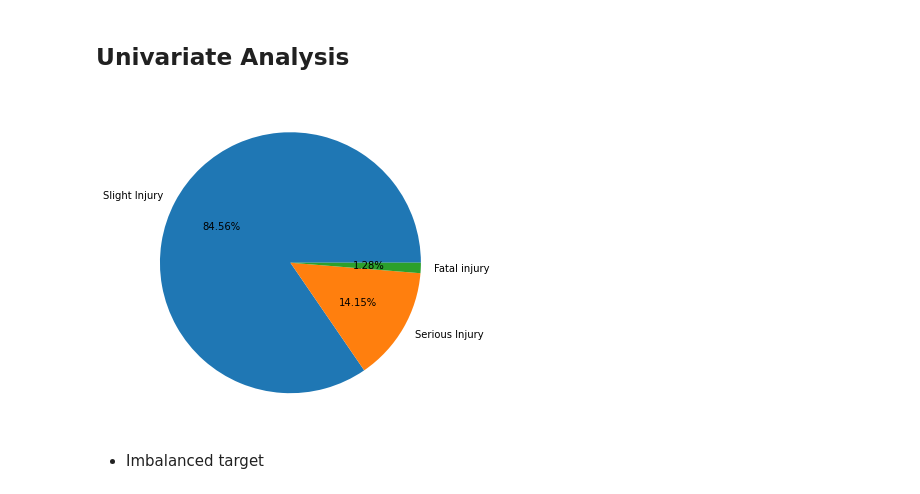
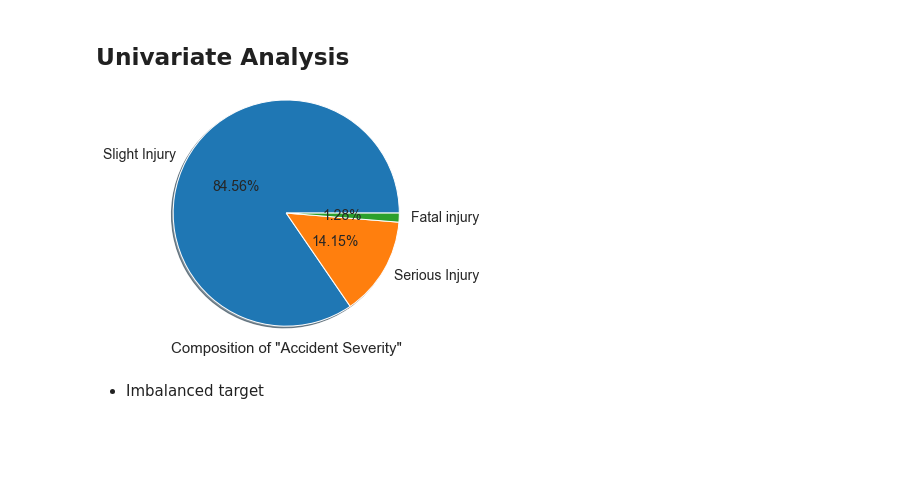
Before and after one commit to jackycwwang/Road-Traffic-Severity-Classification, a Jupyter notebook: 1. Exploratory Data Analysis.ipynb, the cells around one changed output. Drawn from its saved outputs; the diff is of its cells as text; code cells hidden in the pictures; blank space fills up the shorter version.

```diff
--- a/1. Exploratory Data Analysis.ipynb
+++ b/1. Exploratory Data Analysis.ipynb
@@ -7,6 +7,9 @@ import matplotlib.pyplot as plt
 import seaborn as sns
 
 %matplotlib inline
+
+sns.set_style('darkgrid')
+pd. set_option("display.max_columns", None)
 # %%
 df = pd.read_csv('RTA Dataset.csv')
 # %%
@@ -120,6 +123,8 @@ Using Dendrogram to verify the collinearity between missing values
 msno.dendrogram(df);
 # %% [output]
 [figure]
+# %%
+df.Time = pd.to_datetime(df.Time).dt.hour
 # %%
 df.Time.nunique()
 # %% [output]
@@ -144,7 +146,0 @@ df = df.drop(columns=['Fitness_of_casuality'])
-# %%
-df.Road_allignment = df.Road_allignment.fillna(df.Road_allignment.mode()[0])
-df.Type_of_collision = df.Type_of_collision.fillna(df.Type_of_collision.mode()[0])
-df.Road_surface_type = df.Road_surface_type.fillna(df.Road_surface_type.mode()[0])
-df.Area_accident_occured = df.Area_accident_occured.fillna(df.Area_accident_occured.mode()[0])
-df.Vehicle_movement = df.Vehicle_movement.fillna(df.Vehicle_movement.mode()[0])
-df.Types_of_Junction = df.Types_of_Junction.fillna(df.Types_of_Junction.mode()[0])
@@ -156,7 +146,0 @@ df.Types_of_Junction = df.Types_of_Junction.fillna(df.Types_of_Junction.mode()[0
-# %%
-# get all the columns with null values
-null_cols = [col for col in df.columns if df[col].isnull().sum() > 0]
-
-# loop over the columns and replace the null values using 'bfill' method
-for col in null_cols:
-    df[col] = df[col].replace('na', np.nan).fillna(method='bfill')
@@ -189,8 +190,13 @@ df.describe()
 # %%
 plt.pie(df.Accident_severity.value_counts().values,
         labels=df.Accident_severity.value_counts().index,
-        autopct='%.2f%%');
+        autopct='%.2f%%',
+        pctdistance=0.5,
+        shadow=True,
+        radius=1.3,
+        textprops={'fontsize':14});
+plt.xlabel('Composition of "Accident Severity"', fontsize=15, labelpad=20);
 # %% [output]
-[figure, old version]
+[figure, new version]
 # %% [markdown]
 - Imbalanced target
```
Also changed, not shown: parts of 78 cells of this notebook, 1 other file.
